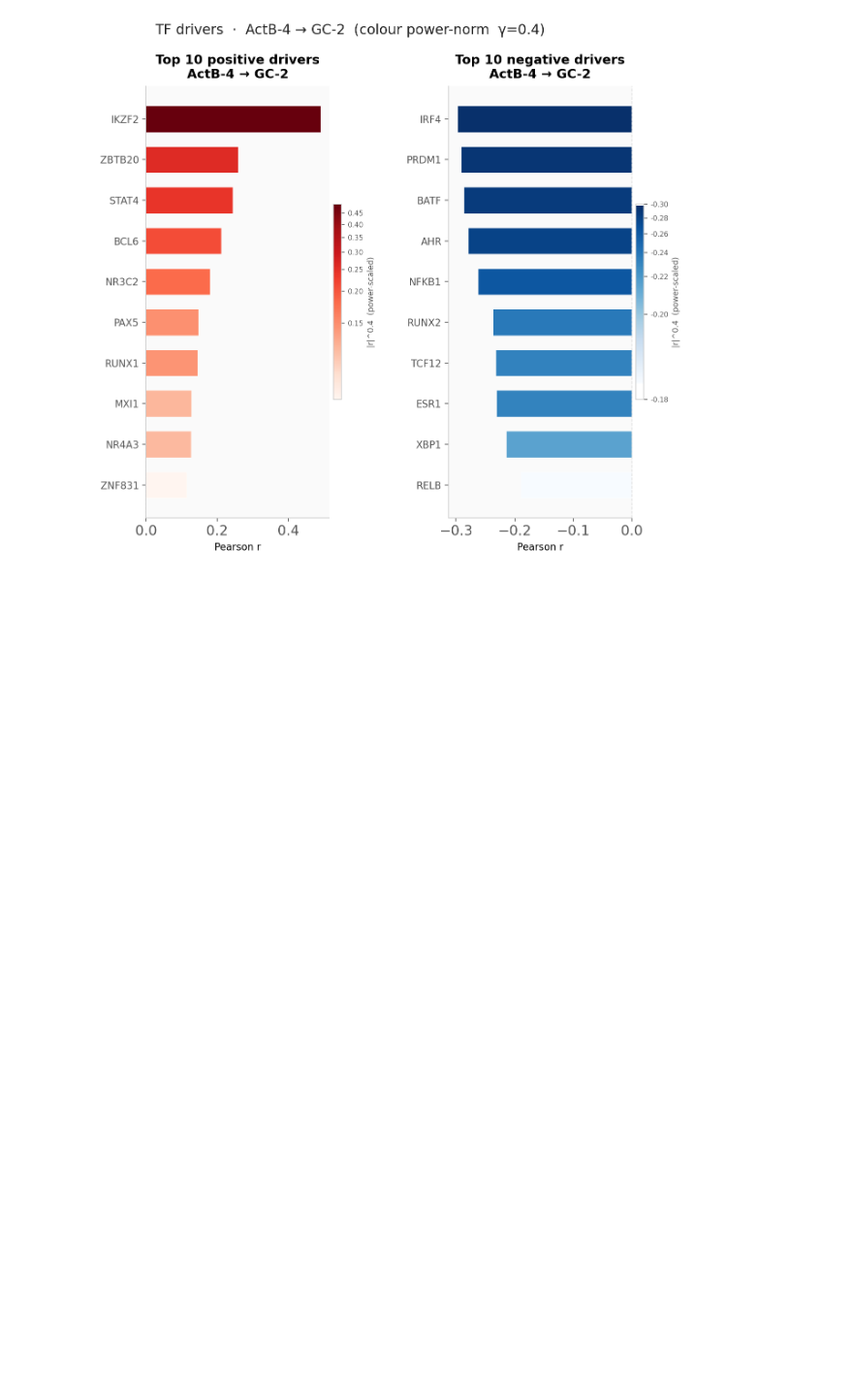
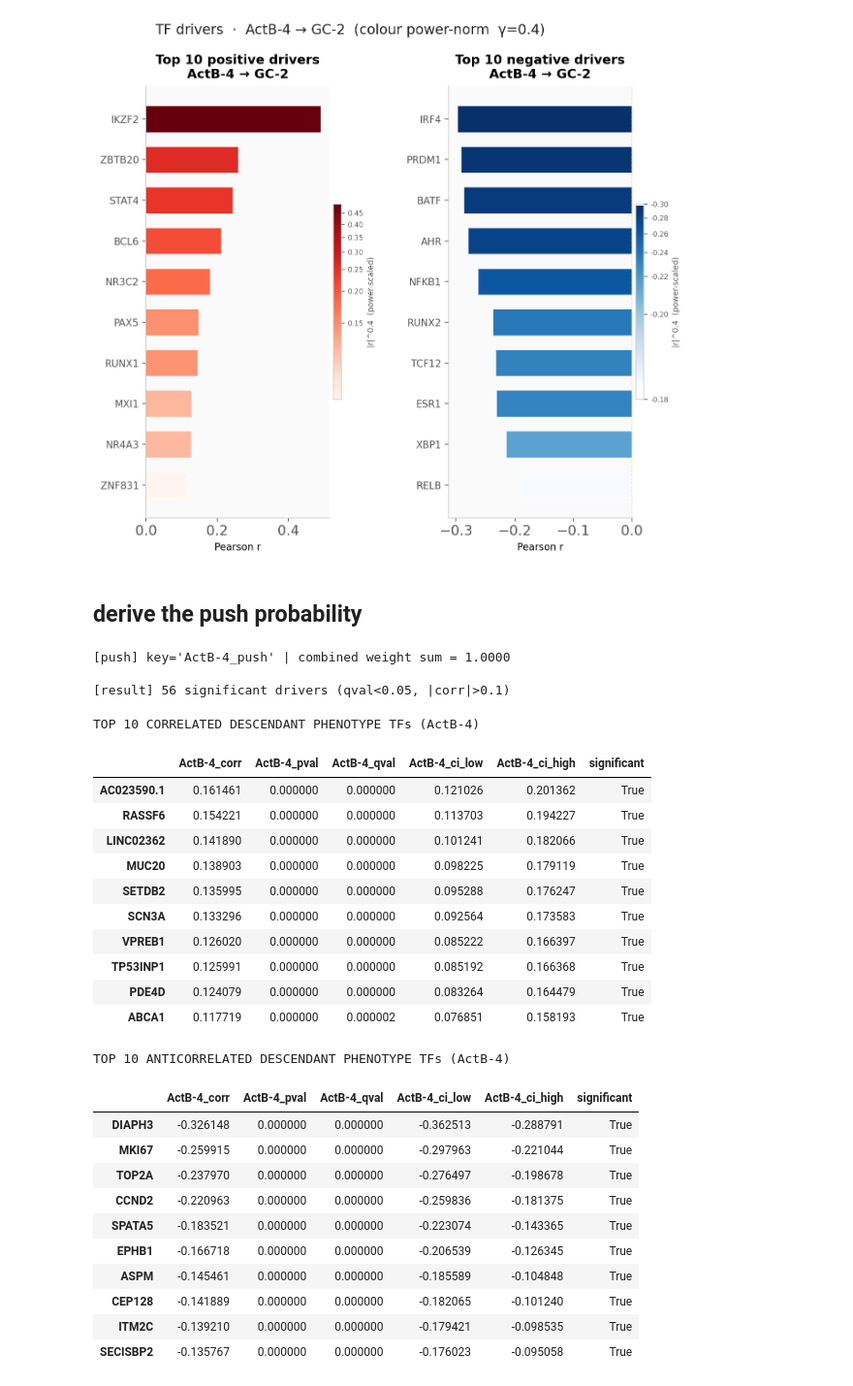
Before and after one commit to sachha-naksha/moscot_analysis, a Jupyter notebook: b_cell_invitro.ipynb, the cells around one changed output. Shown at 97% size. Saved outputs shown, nothing was run; the diff lists cells and outputs as text; code cells hidden in the pictures; blank space fills up the shorter version.

```diff
--- a/b_cell_invitro.ipynb
+++ b/b_cell_invitro.ipynb
@@ -556,3 +568,40 @@ TOP 10 NEGATIVE DRIVERS (ActB-4 → GC-2)
 | XBP1 | -0.214571 | 0.000000 | 0.000000 | -0.233894 | -0.195079 | ... |
 | RELB | -0.189817 | 0.000000 | 0.000000 | -0.209353 | -0.170130 | ... |
 [figure]
+# %% [markdown]
+## derive the push probability
+# %%
+desc_phenotype, top_pos, top_neg = desc_phenotype_for_subset(
+    tp0, subset="ActB-4",
+    t_points=(3.5, 5.5),
+    subset_annotation={"sub_cell_type": ['PB-2']},  # cell type filter on descendants
+    features=None
+)
+# %% [output]
+[push] key='ActB-4_push' | combined weight sum = 1.0000
+
+[result] 56 significant drivers (qval<0.05, |corr|>0.1)
+TOP 10 CORRELATED DESCENDANT PHENOTYPE TFs (ActB-4)
+|  | ActB-4_corr | ActB-4_pval | ActB-4_qval | ActB-4_ci_low | ActB-4_ci_high | significant |
+| AC023590.1 | 0.161461 | 0.000000 | 0.000000 | 0.121026 | 0.201362 | True |
+| RASSF6 | 0.154221 | 0.000000 | 0.000000 | 0.113703 | 0.194227 | True |
+| LINC02362 | 0.141890 | 0.000000 | 0.000000 | 0.101241 | 0.182066 | True |
+| MUC20 | 0.138903 | 0.000000 | 0.000000 | 0.098225 | 0.179119 | True |
+| SETDB2 | 0.135995 | 0.000000 | 0.000000 | 0.095288 | 0.176247 | True |
+| SCN3A | 0.133296 | 0.000000 | 0.000000 | 0.092564 | 0.173583 | True |
+| VPREB1 | 0.126020 | 0.000000 | 0.000000 | 0.085222 | 0.166397 | True |
+| TP53INP1 | 0.125991 | 0.000000 | 0.000000 | 0.085192 | 0.166368 | True |
+| PDE4D | 0.124079 | 0.000000 | 0.000000 | 0.083264 | 0.164479 | True |
+| ABCA1 | 0.117719 | 0.000000 | 0.000002 | 0.076851 | 0.158193 | True |
+TOP 10 ANTICORRELATED DESCENDANT PHENOTYPE TFs (ActB-4)
+|  | ActB-4_corr | ActB-4_pval | ActB-4_qval | ActB-4_ci_low | ActB-4_ci_high | significant |
+| DIAPH3 | -0.326148 | 0.000000 | 0.000000 | -0.362513 | -0.288791 | True |
+| MKI67 | -0.259915 | 0.000000 | 0.000000 | -0.297963 | -0.221044 | True |
+| TOP2A | -0.237970 | 0.000000 | 0.000000 | -0.276497 | -0.198678 | True |
+| CCND2 | -0.220963 | 0.000000 | 0.000000 | -0.259836 | -0.181375 | True |
+| SPATA5 | -0.183521 | 0.000000 | 0.000000 | -0.223074 | -0.143365 | True |
+| EPHB1 | -0.166718 | 0.000000 | 0.000000 | -0.206539 | -0.126345 | True |
+| ASPM | -0.145461 | 0.000000 | 0.000000 | -0.185589 | -0.104848 | True |
+| CEP128 | -0.141889 | 0.000000 | 0.000000 | -0.182065 | -0.101240 | True |
+| ITM2C | -0.139210 | 0.000000 | 0.000000 | -0.179421 | -0.098535 | True |
+| SECISBP2 | -0.135767 | 0.000000 | 0.000000 | -0.176023 | -0.095058 | True |
```
Also changed, not shown: parts of 13 cells of this notebook, 1 other file.
